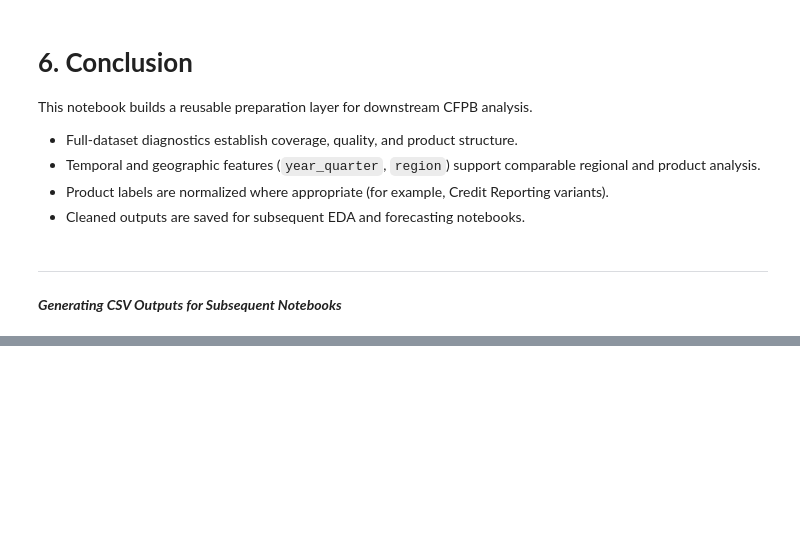
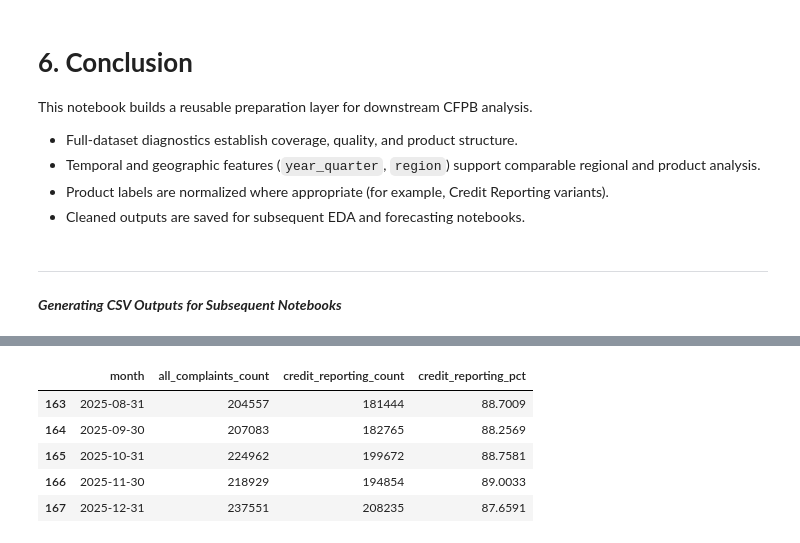
Before and after one commit to kazishahid-ds/CFPB-complaints-analysis, a Jupyter notebook: notebooks/01_cfpb_data_overview_preprocessing_eda.ipynb, the cells around one changed output, grey strips where cells are left out. Saved outputs shown, nothing was run; the diff lists cells and outputs as text; code cells hidden in the pictures; blank space fills up the shorter version.

```diff
--- a/notebooks/01_cfpb_data_overview_preprocessing_eda.ipynb
+++ b/notebooks/01_cfpb_data_overview_preprocessing_eda.ipynb
@@ -534,3 +616,12 @@ df_cr_non_south_ts["credit_reporting_pct"] = (df_cr_non_south_ts["credit_reporti
+# %%
+df_cr_non_south_ts.tail()
+# %% [output]
+|  | month | all_complaints_count | credit_reporting_count | credit_reporting_pct |
+| 163 | 2025-08-31 | 204557 | 181444 | 88.7009 |
+| 164 | 2025-09-30 | 207083 | 182765 | 88.2569 |
+| 165 | 2025-10-31 | 224962 | 199672 | 88.7581 |
+| 166 | 2025-11-30 | 218929 | 194854 | 89.0033 |
+| 167 | 2025-12-31 | 237551 | 208235 | 87.6591 |
 # %%
 # Take output (parquet) of the above time-series dataframes (all/south/non-south regions) and save it for use in subsequent time-series forecasting notebooks
 df_cr_ts.to_parquet(r"..\data\credit_reporting_timeseries_all.parquet", index=False)
```
Also changed, not shown: parts of 1 cell of this notebook, 22 other files.
